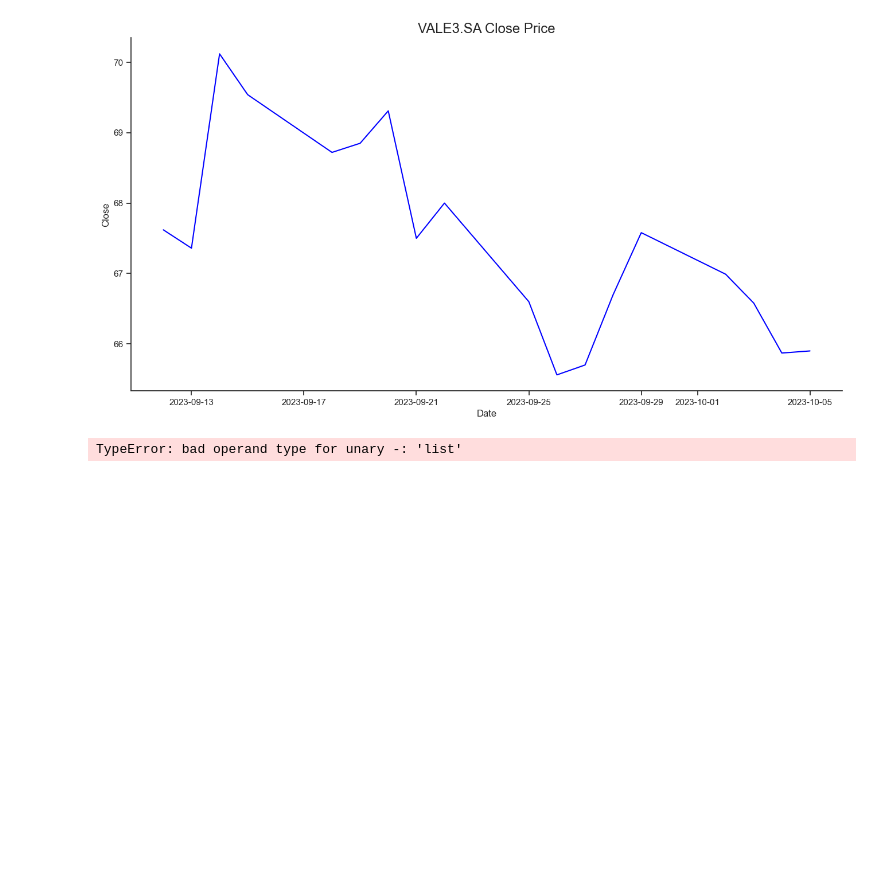
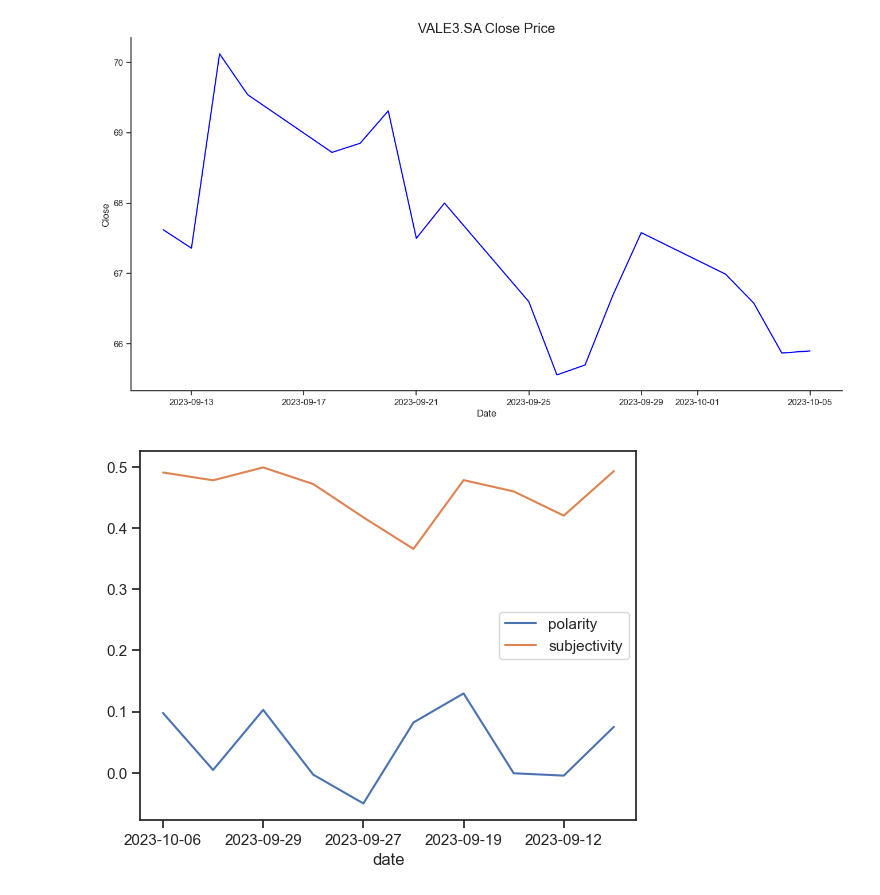
Before and after one commit to sarahanduca/finance-web-scraping, a Jupyter notebook: tests.ipynb, the cells around one changed output. Saved outputs shown, nothing was run; the diff lists cells and outputs as text; code cells hidden in the pictures; blank space fills up the shorter version.

Commit message:
edit plot

```diff
--- a/tests.ipynb
+++ b/tests.ipynb
@@ -89,7 +89,7 @@ plt.title("VALE3.SA Close Price", size="x-large")
 Text(0.5, 1.0, 'VALE3.SA Close Price')
 [figure]
 # %%
-df.plot(x = 'date', y = ['polarity', 'subjectivity'])
+df.plot(kind="line", x = 'date', y = ['polarity', 'subjectivity'])
 plt.show()
 # %% [output]
-TypeError: bad operand type for unary -: 'list'
+[figure, added]
```
